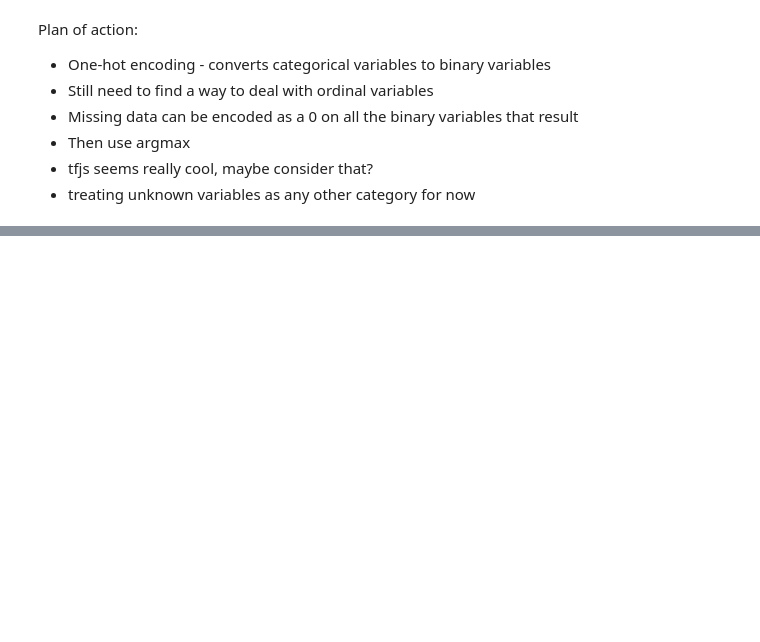
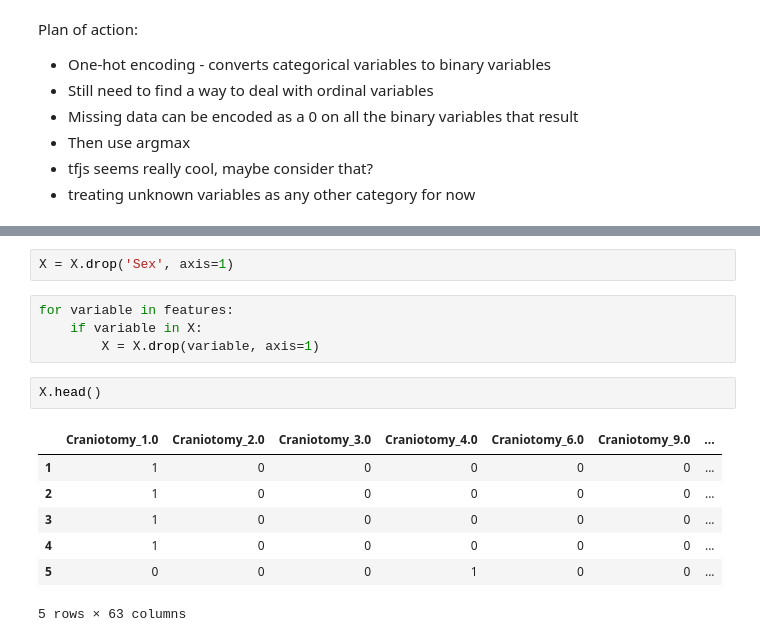
Before and after one commit to shashank2000/timePredictor, a Jupyter notebook: initial exploration.ipynb, the cells around one changed output, grey strips where cells are left out. Saved outputs shown, nothing was run; the diff lists cells and outputs as text; blank space fills up the shorter version.

```diff
--- a/initial exploration.ipynb
+++ b/initial exploration.ipynb
@@ -219,0 +284,16 @@ pd.get_dummies(X)
+# %%
+X = X.drop('Sex', axis=1)
+# %%
+for variable in features:
+    if variable in X:
+        X = X.drop(variable, axis=1)
+# %%
+X.head()
+# %% [output]
+|  | Craniotomy_1.0 | Craniotomy_2.0 | Craniotomy_3.0 | Craniotomy_4.0 | Craniotomy_6.0 | Craniotomy_9.0 | ... |
+| 1 | 1 | 0 | 0 | 0 | 0 | 0 | ... |
+| 2 | 1 | 0 | 0 | 0 | 0 | 0 | ... |
+| 3 | 1 | 0 | 0 | 0 | 0 | 0 | ... |
+| 4 | 1 | 0 | 0 | 0 | 0 | 0 | ... |
+| 5 | 0 | 0 | 0 | 1 | 0 | 0 | ... |
+5 rows × 63 columns
```
Also changed, not shown: parts of 13 cells of this notebook.
